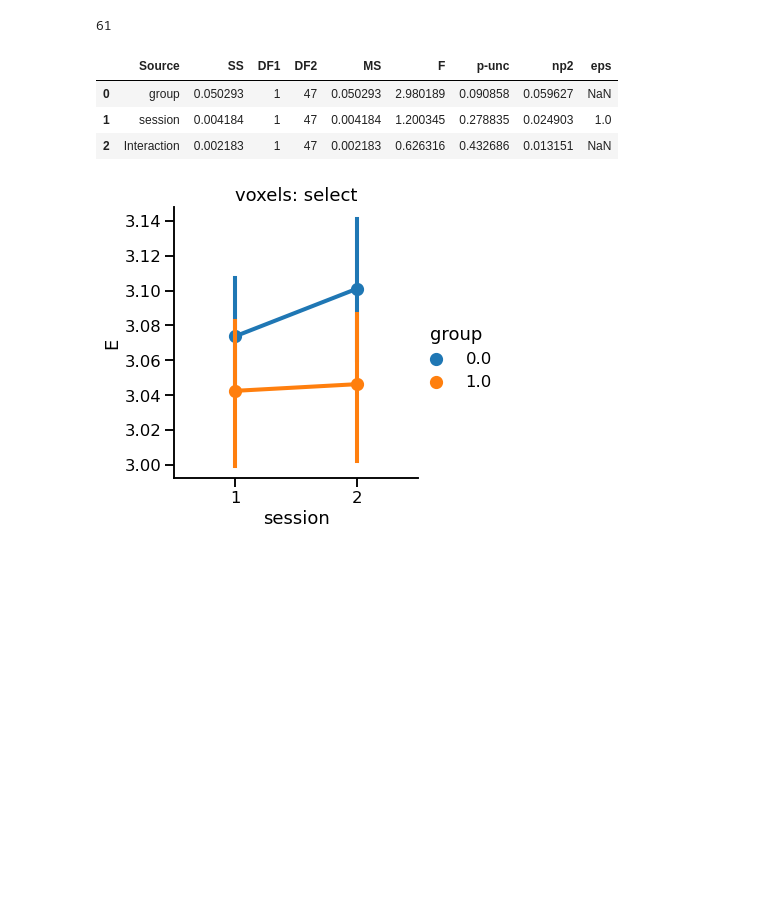
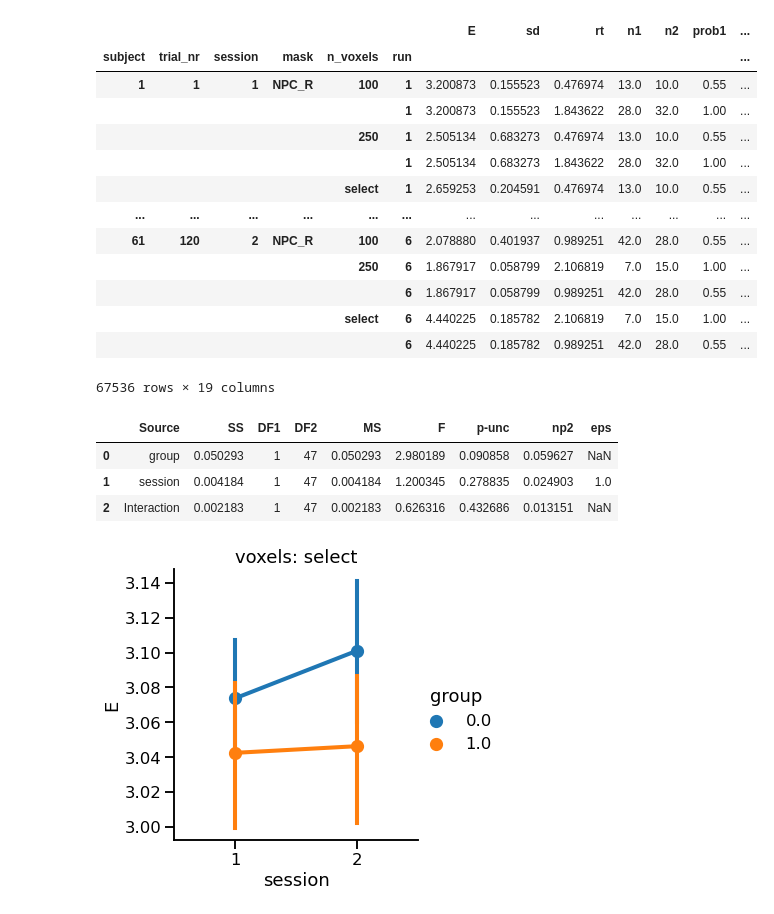
Before and after one commit to Gilles86/stress_risk, a Jupyter notebook: stress_risk/analyse_results/decode_ana.ipynb, the cells around one changed output. Saved outputs shown, nothing was run; the diff lists cells and outputs as text; code cells hidden in the pictures; blank space fills up the shorter version.

Commit message:
spms & decod-behavior models

```diff
--- a/stress_risk/analyse_results/decode_ana.ipynb
+++ b/stress_risk/analyse_results/decode_ana.ipynb
@@ -22,17 +23,4 @@ df = get_data(bids_folder = bids_folder_behav)
 group_mapping = df.groupby(['subject', 'group']).size().reset_index(['group']).drop(0, axis=1)
-# %%
-from utils import get_decoding_info
-from tqdm.contrib.itertools import product
-
-subjects = df.reset_index()['subject'].unique()
-sessions = [1, 2]
-n_voxels_s = [100, 250, 'select']
-pred = []
-for (sub, session, n_voxels) in product(subjects, sessions,n_voxels_s):
-    #print(sub, session)
-    pred.append(get_decoding_info(sub, session,bids_folder=bids_folder, n_voxels=n_voxels))
-
-pred = pd.concat(pred)
 # %%
 pred = []
 for (sub, session, n_voxels) in product(subjects, sessions,n_voxels_s):
@@ -45,10 +33,23 @@ temp
 
 # save Es ('select' method) for comparison with across session decoding: stress-decoding_effect.ipynb
 temp.xs('select',0,'n_voxels').droplevel(axis=0, level=['mask','run'])[['E','sd']].to_csv('/Users/mrenke/data/ds-stressrisk/interim_sum_data/within_ses_decodedE.csv')
-# %%
-sub
-# %% [output]
-61
+# %%
+temp
+# %% [output]
+|  |  |  |  |  |  | E | sd | rt | n1 | n2 | prob1 | ... |
+| subject | trial_nr | session | mask | n_voxels | run |  |  |  |  |  |  | ... |
+| 1 | 1 | 1 | NPC_R | 100 | 1 | 3.200873 | 0.155523 | 0.476974 | 13.0 | 10.0 | 0.55 | ... |
+|  |  |  |  |  | 1 | 3.200873 | 0.155523 | 1.843622 | 28.0 | 32.0 | 1.00 | ... |
+|  |  |  |  | 250 | 1 | 2.505134 | 0.683273 | 0.476974 | 13.0 | 10.0 | 0.55 | ... |
+|  |  |  |  |  | 1 | 2.505134 | 0.683273 | 1.843622 | 28.0 | 32.0 | 1.00 | ... |
+|  |  |  |  | select | 1 | 2.659253 | 0.204591 | 0.476974 | 13.0 | 10.0 | 0.55 | ... |
+| ... | ... | ... | ... | ... | ... | ... | ... | ... | ... | ... | ... | ... |
+| 61 | 120 | 2 | NPC_R | 100 | 6 | 2.078880 | 0.401937 | 0.989251 | 42.0 | 28.0 | 0.55 | ... |
+|  |  |  |  | 250 | 6 | 1.867917 | 0.058799 | 2.106819 | 7.0 | 15.0 | 1.00 | ... |
+|  |  |  |  |  | 6 | 1.867917 | 0.058799 | 0.989251 | 42.0 | 28.0 | 0.55 | ... |
+|  |  |  |  | select | 6 | 4.440225 | 0.185782 | 2.106819 | 7.0 | 15.0 | 1.00 | ... |
+|  |  |  |  |  | 6 | 4.440225 | 0.185782 | 0.989251 | 42.0 | 28.0 | 0.55 | ... |
+67536 rows × 19 columns
 # %%
 # mean_E
 import seaborn as sns
```
Also changed, not shown: parts of 4 cells of this notebook, 20 other files.
